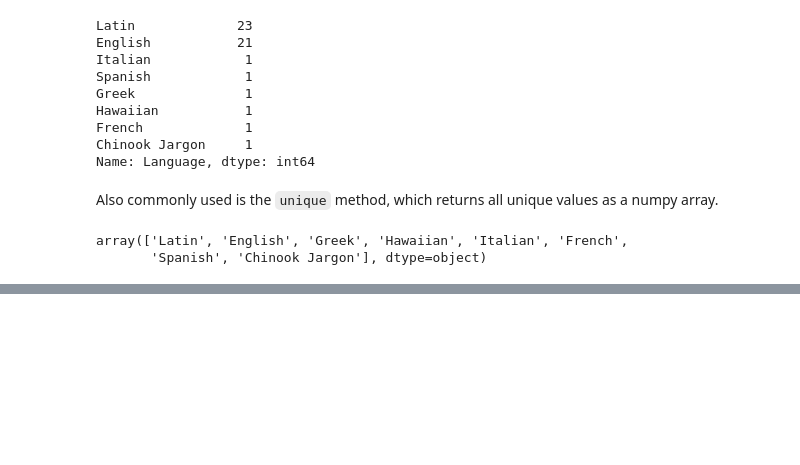
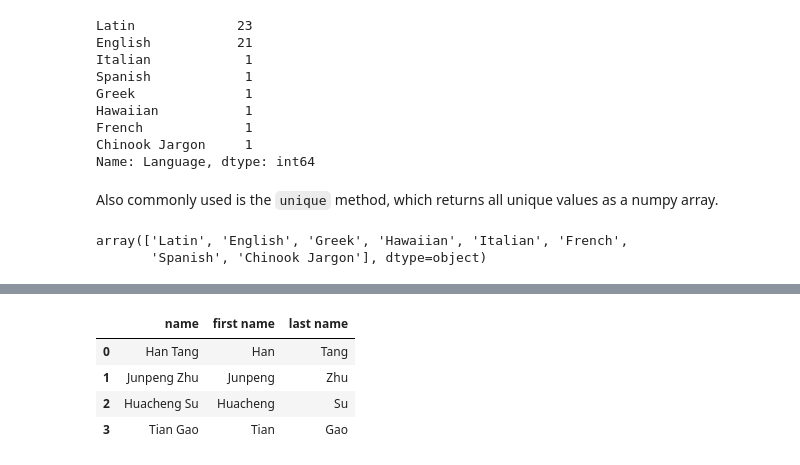
Before and after one commit to lasttillend/DS100, a Jupyter notebook: lec/lec02/02-pandas-basics.ipynb, the cells around one changed output, grey strips where cells are left out. Drawn from its saved outputs; the diff is of its cells as text; code cells hidden in the pictures; blank space fills up the shorter version.

```diff
--- a/lec/lec02/02-pandas-basics.ipynb
+++ b/lec/lec02/02-pandas-basics.ipynb
@@ -681,0 +800,5 @@ array(['Latin', 'English', 'Greek', 'Hawaiian', 'Italian', 'French',
+# %%
+names = ["Han Tang", "Junpeng Zhu", "Huacheng Su", "Tian Gao"]
+
+roommates = pd.DataFrame({"name": names})
+roommates
@@ -681,0 +811,11 @@ array(['Latin', 'English', 'Greek', 'Hawaiian', 'Italian', 'French',
+# %%
+roommates['first name'] = roommates['name'].str.split(" ").str[0]
+roommates['last name'] = roommates['name'].str.split(" ").str[-1]
+# %%
+roommates
+# %% [output]
+|  | name | first name | last name |
+| 0 | Han Tang | Han | Tang |
+| 1 | Junpeng Zhu | Junpeng | Zhu |
+| 2 | Huacheng Su | Huacheng | Su |
+| 3 | Tian Gao | Tian | Gao |
```
Also changed, not shown: parts of 15 cells of this notebook, 2 other files.
